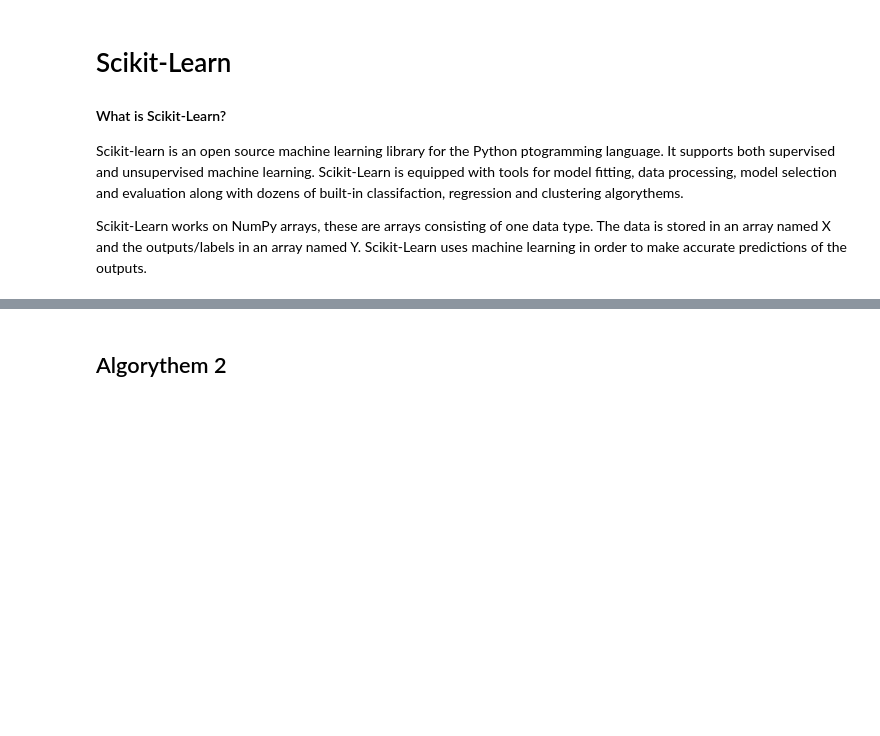
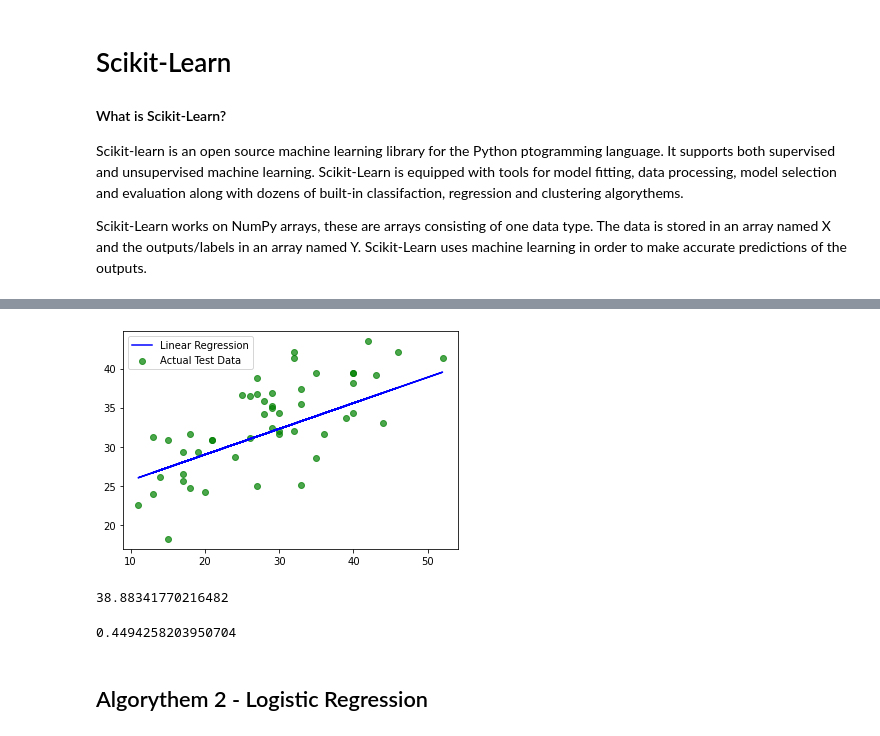
Before and after one commit to Smiithyy/EmergingTechFinalProject, a Jupyter notebook: scikit-learn.ipynb, the cells around one changed output, grey strips where cells are left out. Saved outputs shown, nothing was run; the diff lists cells and outputs as text; code cells hidden in the pictures; blank space fills up the shorter version.

```diff
--- a/scikit-learn.ipynb
+++ b/scikit-learn.ipynb
@@ -13,2 +49,23 @@
+# %%
+# Use model to predict on TEST data
+prediction = LR.predict(X_test.values.reshape(-1,1))
+
+#Plot prediction line against actual test data
+plt.plot(X_test, prediction, label='Linear Regression', color='b')
+plt.scatter(X_test, y_test, label='Actual Test Data', color='g', alpha=.7)
+plt.legend()
+plt.show()
+# %% [output]
+[figure, added]
+# %%
+# Predict BMI of woman with skin fold 50
+LR.predict(np.array([[50]]))[0]
+# %% [output]
+38.88341770216482
+# %%
+# Score this model
+LR.score(X_test.values.reshape(-1,1), y_test.values)
+# %% [output]
+0.4494258203950704
 # %% [markdown]
-<h2>Algorythem 2</h2>
+<h2>Algorythem 2 - Logistic Regression</h2>
```
Also changed, not shown: parts of 31 cells of this notebook.
